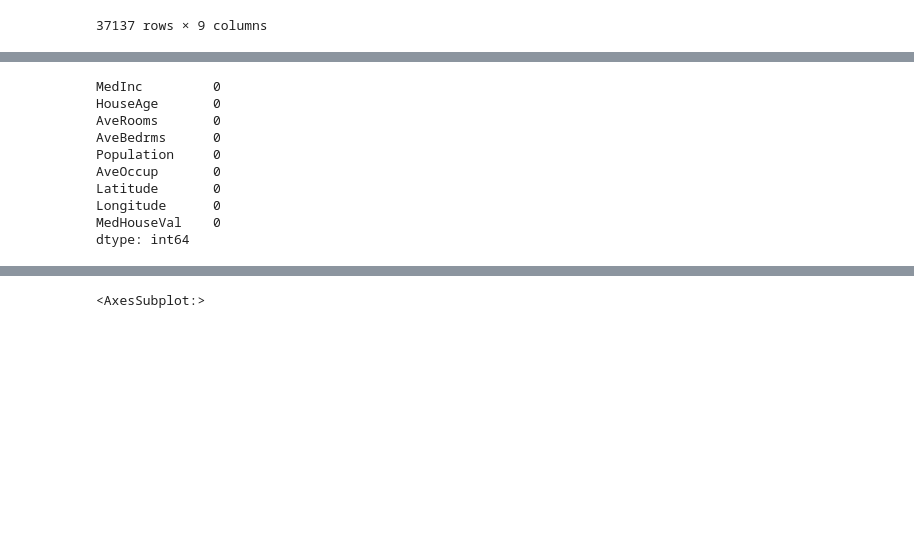
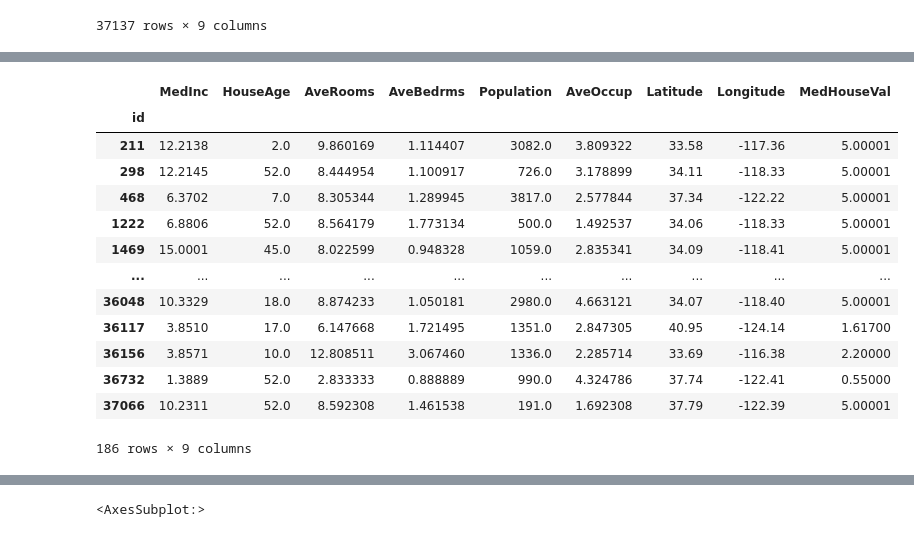
Before and after one commit to NickStrain/kaggle-playground-series-, a Jupyter notebook: playground_series.ipynb, the cells around one changed output, grey strips where cells are left out. Cells and saved outputs as stored; diff of their text form; code cells hidden in the pictures; blank space fills up the shorter version.

```diff
--- a/playground_series.ipynb
+++ b/playground_series.ipynb
@@ -56,15 +76,19 @@ Data columns (total 9 columns):
 dtypes: float64(9)
 memory usage: 2.8 MB
 # %%
-train.isnull().sum()
+train
 # %% [output]
+|  | MedInc | HouseAge | AveRooms | AveBedrms | Population | AveOccup | Latitude | Longitude | MedHouseVal |
+| id |  |  |  |  |  |  |  |  |  |
+| 211 | 12.2138 | 2.0 | 9.860169 | 1.114407 | 3082.0 | 3.809322 | 33.58 | -117.36 | 5.00001 |
+| 298 | 12.2145 | 52.0 | 8.444954 | 1.100917 | 726.0 | 3.178899 | 34.11 | -118.33 | 5.00001 |
+| 468 | 6.3702 | 7.0 | 8.305344 | 1.289945 | 3817.0 | 2.577844 | 37.34 | -122.22 | 5.00001 |
+| 1222 | 6.8806 | 52.0 | 8.564179 | 1.773134 | 500.0 | 1.492537 | 34.06 | -118.33 | 5.00001 |
+| 1469 | 15.0001 | 45.0 | 8.022599 | 0.948328 | 1059.0 | 2.835341 | 34.09 | -118.41 | 5.00001 |
+| ... | ... | ... | ... | ... | ... | ... | ... | ... | ... |
+| 36048 | 10.3329 | 18.0 | 8.874233 | 1.050181 | 2980.0 | 4.663121 | 34.07 | -118.40 | 5.00001 |
+| 36117 | 3.8510 | 17.0 | 6.147668 | 1.721495 | 1351.0 | 2.847305 | 40.95 | -124.14 | 1.61700 |
+| 36156 | 3.8571 | 10.0 | 12.808511 | 3.067460 | 1336.0 | 2.285714 | 33.69 | -116.38 | 2.20000 |
+| 36732 | 1.3889 | 52.0 | 2.833333 | 0.888889 | 990.0 | 4.324786 | 37.74 | -122.41 | 0.55000 |
+| 37066 | 10.2311 | 52.0 | 8.592308 | 1.461538 | 191.0 | 1.692308 | 37.79 | -122.39 | 5.00001 |
-MedInc         0
-HouseAge       0
-AveRooms       0
-AveBedrms      0
-Population     0
-AveOccup       0
-Latitude       0
-Longitude      0
-MedHouseVal    0
-dtype: int64
+186 rows × 9 columns
```
Also changed, not shown: parts of 13 cells of this notebook.
